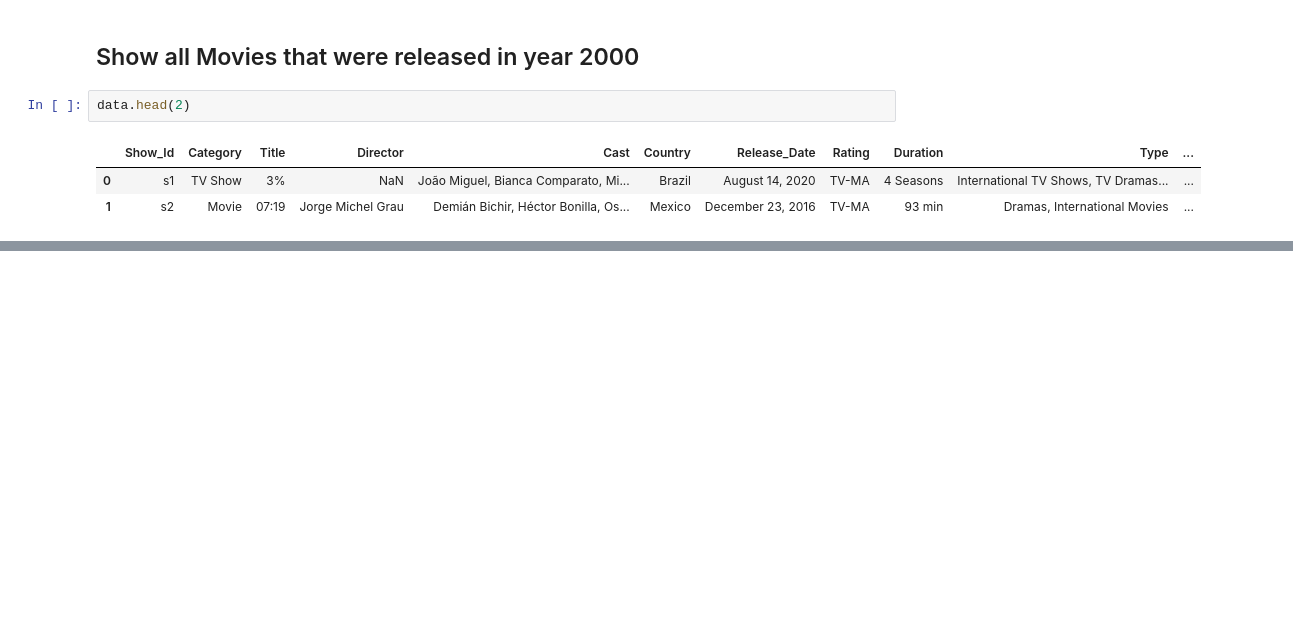
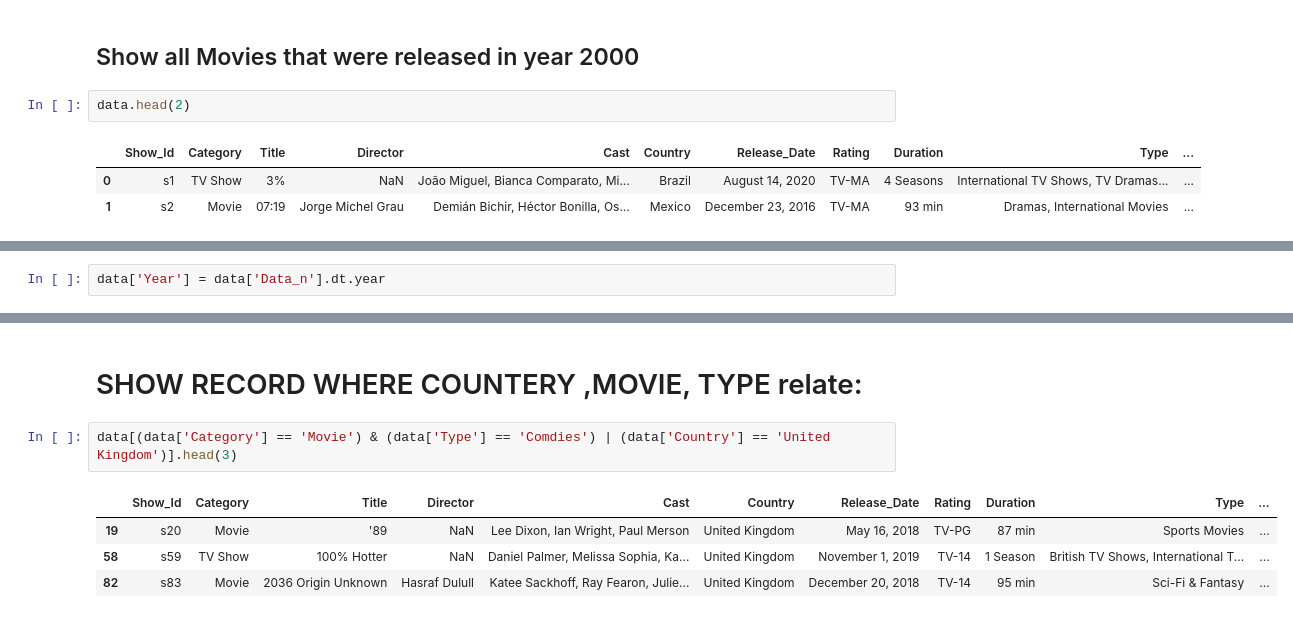
Before and after one commit to Hasan-Mahmood231/high-level-python, a Jupyter notebook: Netflix_data_analysis.ipynb, the cells around one changed output, grey strips where cells are left out. Saved outputs shown, nothing was run; the diff lists cells and outputs as text; blank space fills up the shorter version.

```diff
--- a/Netflix_data_analysis.ipynb
+++ b/Netflix_data_analysis.ipynb
@@ -182,0 +189,2 @@ data.head(2)
+# %%
+data['Year'] = data['Data_n'].dt.year
@@ -182,0 +227,9 @@ data.head(2)
+# %% [markdown]
+# SHOW RECORD WHERE COUNTERY ,MOVIE, TYPE relate:
+# %%
+data[(data['Category'] == 'Movie') & (data['Type'] == 'Comdies') | (data['Country'] == 'United Kingdom')].head(3)
+# %% [output]
+|  | Show_Id | Category | Title | Director | Cast | Country | Release_Date | Rating | Duration | Type | ... |
+| 19 | s20 | Movie | '89 | NaN | Lee Dixon, Ian Wright, Paul Merson | United Kingdom | May 16, 2018 | TV-PG | 87 min | Sports Movies | ... |
+| 58 | s59 | TV Show | 100% Hotter | NaN | Daniel Palmer, Melissa Sophia, Ka... | United Kingdom | November 1, 2019 | TV-14 | 1 Season | British TV Shows, International T... | ... |
+| 82 | s83 | Movie | 2036 Origin Unknown | Hasraf Dulull | Katee Sackhoff, Ray Fearon, Julie... | United Kingdom | December 20, 2018 | TV-14 | 95 min | Sci-Fi & Fantasy | ... |
```
Also changed, not shown: parts of 14 cells of this notebook, 4 other files.
